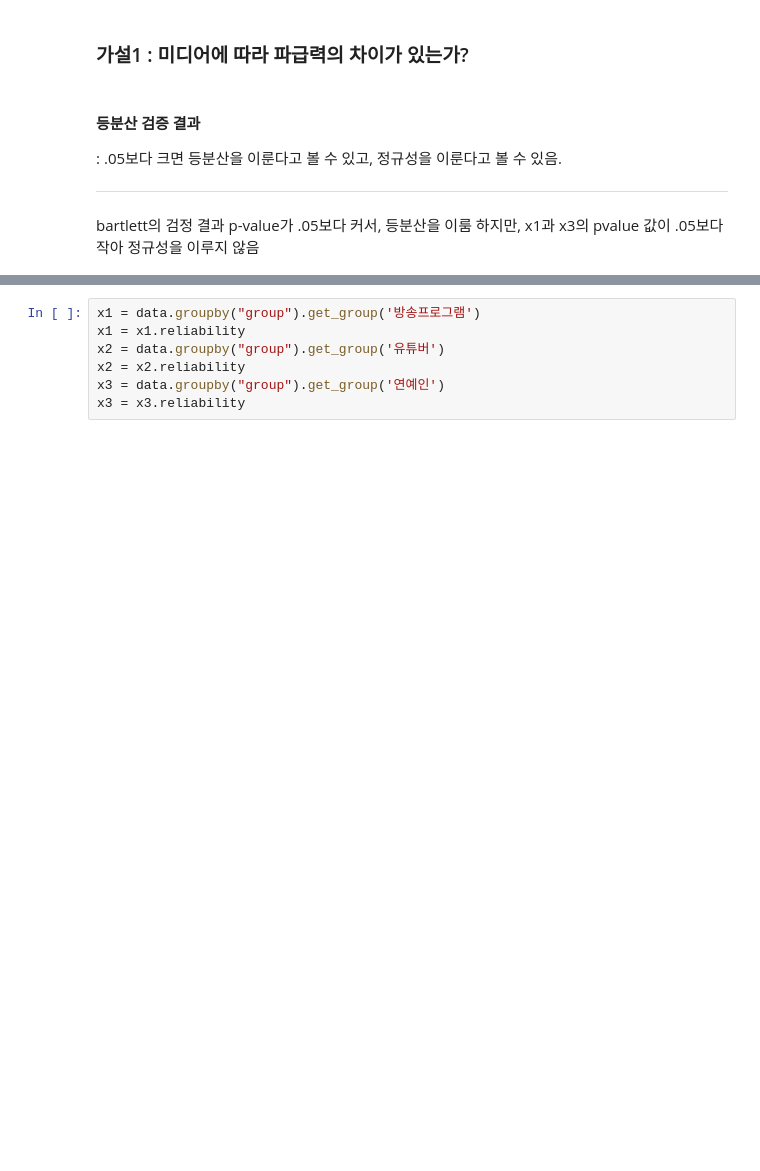
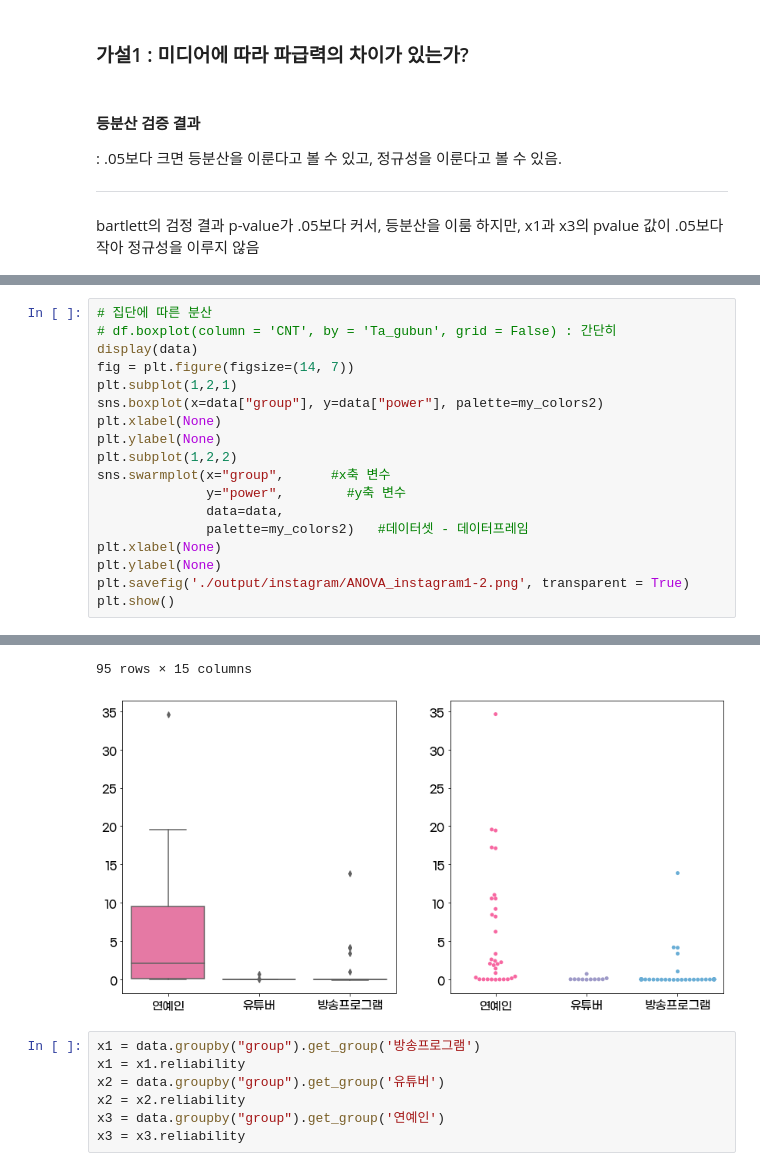
Before and after one commit to moonheee/restaurant-for-media, a Jupyter notebook: instagram_visualization.ipynb, the cells around one changed output, grey strips where cells are left out. Drawn from its saved outputs; the diff is of its cells as text; blank space fills up the shorter version.

```diff
--- a/instagram_visualization.ipynb
+++ b/instagram_visualization.ipynb
@@ -348,0 +414,19 @@ plt.show()
+# %%
+# 집단에 따른 분산
+# df.boxplot(column = 'CNT', by = 'Ta_gubun', grid = False) : 간단히
+display(data)
+fig = plt.figure(figsize=(14, 7))
+plt.subplot(1,2,1)
+sns.boxplot(x=data["group"], y=data["power"], palette=my_colors2)
+plt.xlabel(None)
+plt.ylabel(None)
+plt.subplot(1,2,2)
+sns.swarmplot(x="group",      #x축 변수
+              y="power",        #y축 변수
+              data=data,
+              palette=my_colors2)   #데이터셋 - 데이터프레임
+plt.xlabel(None)
+plt.ylabel(None)
+plt.savefig('./output/instagram/ANOVA_instagram1-2.png', transparent = True)
+plt.show()
+# %% [output]
@@ -349,3 +445,5 @@ plt.show()
+95 rows × 15 columns
+[figure, added]
 # %%
 x1 = data.groupby("group").get_group('방송프로그램')
 x1 = x1.reliability
```
Also changed, not shown: parts of 25 cells of this notebook, 49 other files.
